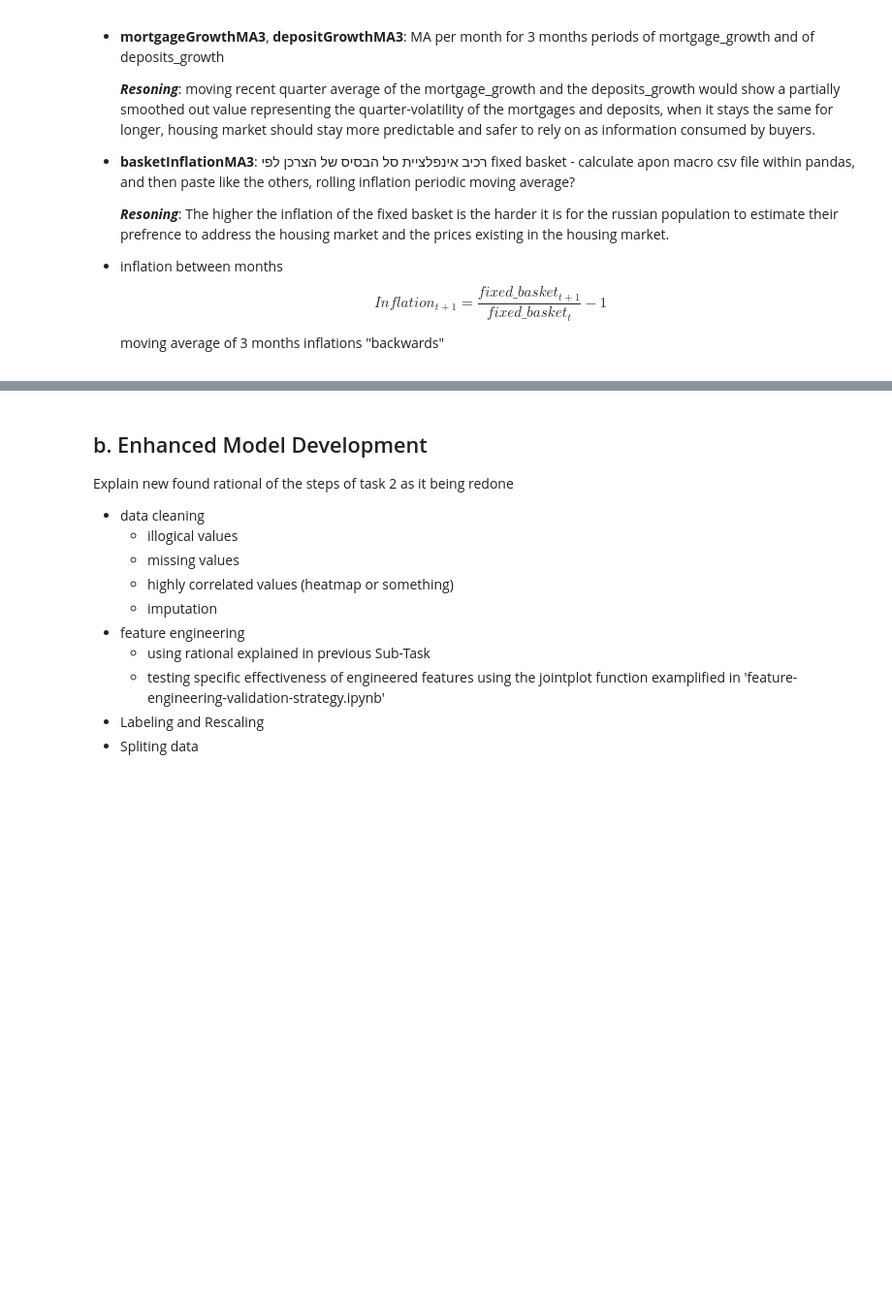
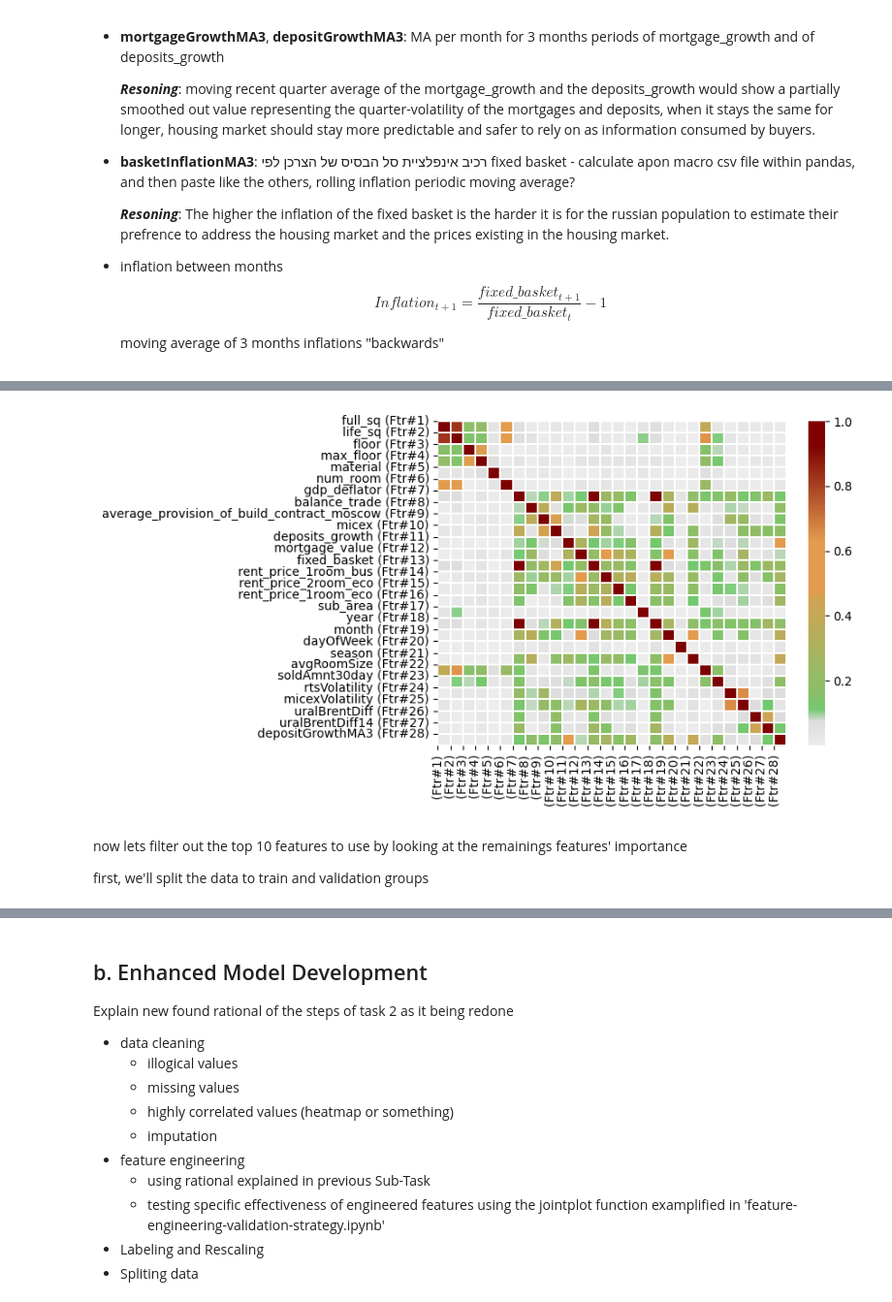
Before and after one commit to TomGeva/ML-project, a Jupyter notebook: ML-Final-Project.ipynb, the cells around one changed output, grey strips where cells are left out. Shown at 97% size. Drawn from its saved outputs; the diff is of its cells as text; code cells hidden in the pictures; blank space fills up the shorter version.

```diff
--- a/ML-Final-Project.ipynb
+++ b/ML-Final-Project.ipynb
@@ -1302,0 +1422,13 @@ Index(['full_sq', 'life_sq', 'floor', 'max_floor', 'material', 'num_room',
+# %%
+ylabels = [col + f' (Ftr#{i+1})' for i, col in enumerate(corrMatrix.columns)]
+xlabels = [f' (Ftr#{i+1})' for i in range(corrMatrix.shape[0])]
+sns.heatmap(corrMatrix, cmap = custom_cmap, linewidths = 0.1)
+plt.xticks(ticks = range(corrMatrix.shape[1]), labels = xlabels)
+plt.yticks(ticks = range(corrMatrix.shape[0]), labels = ylabels)
+plt.show()
+# %% [output]
+[figure, added]
+# %% [markdown]
+now lets filter out the top 10 features to use by looking at the remainings features' importance
+
+first, we'll split the data to train and validation groups
```
Also changed, not shown: parts of 23 cells of this notebook, 1 other file.
